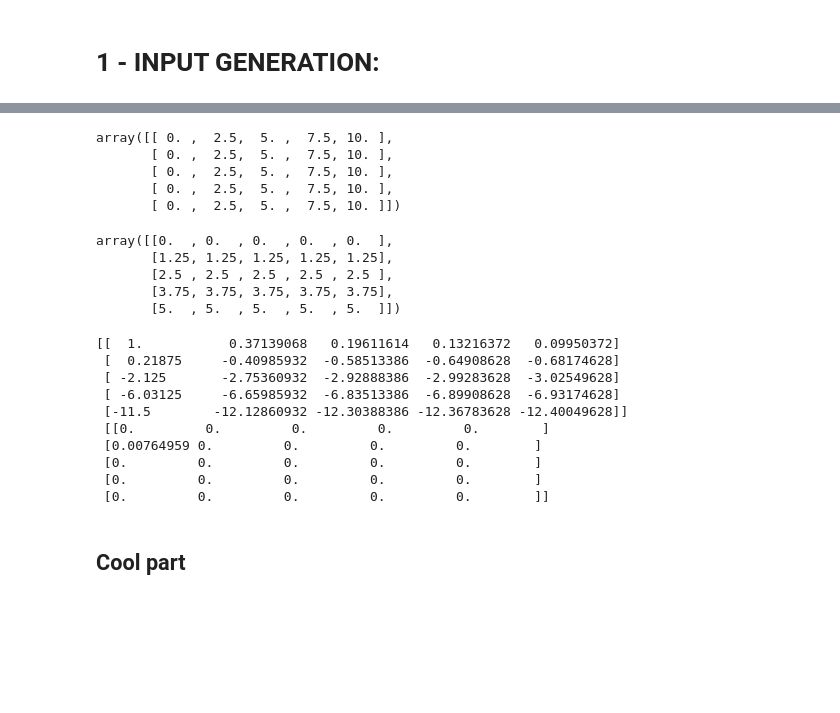
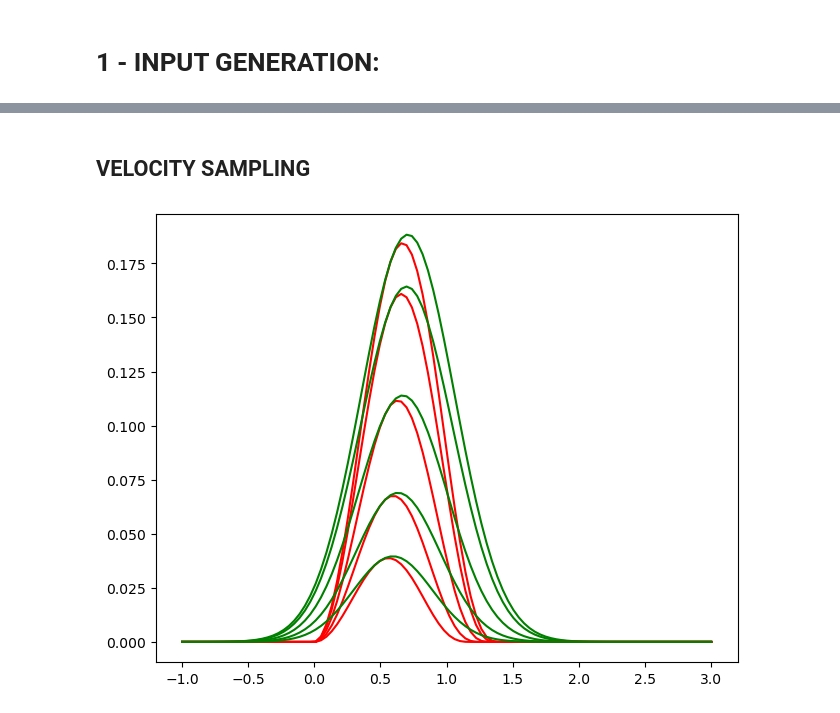
Before and after one commit to RoccoGiugni/DoSS-24-25, a Jupyter notebook: PS04/PS04.ipynb, the cells around one changed output, grey strips where cells are left out. Saved outputs shown, nothing was run; the diff lists cells and outputs as text; code cells hidden in the pictures; blank space fills up the shorter version.

Commit message:
Rejection sampling successful

```diff
--- a/PS04/PS04.ipynb
+++ b/PS04/PS04.ipynb
@@ -79,7 +45,0 @@ vz = np.zeros(N)
-# %%
-x = np.linspace(0, 10, 100)
-
-for i in np.linspace(0, 1, 5):
-    plt.plot(x, f(i, x), ':')
-    k = max(f(i, x) / norm.pdf(x))
-    plt.plot(x, k * norm.pdf(x))
@@ -103,3 +45,0 @@ print(sample.shape)
-# %%
-v = v_sample(rho)
-v
@@ -135,40 +46,28 @@ def v_sample(r, n=100000):
-# %%
-r = np.linspace(0, 10, 5)
-v = np.linspace(0, 5, 5)
-r, v = np.meshgrid(r, v)
-
-r
-# %% [output]
-array([[ 0. ,  2.5,  5. ,  7.5, 10. ],
-       [ 0. ,  2.5,  5. ,  7.5, 10. ],
-       [ 0. ,  2.5,  5. ,  7.5, 10. ],
-       [ 0. ,  2.5,  5. ,  7.5, 10. ],
-       [ 0. ,  2.5,  5. ,  7.5, 10. ]])
-# %%
-v
-# %% [output]
-array([[0.  , 0.  , 0.  , 0.  , 0.  ],
-       [1.25, 1.25, 1.25, 1.25, 1.25],
-       [2.5 , 2.5 , 2.5 , 2.5 , 2.5 ],
-       [3.75, 3.75, 3.75, 3.75, 3.75],
-       [5.  , 5.  , 5.  , 5.  , 5.  ]])
+# %% [markdown]
+## VELOCITY SAMPLING
 # %%
-E = psi(r) - v**2 / 2
-out = np.zeros(v.shape)
-out[E > 0] = v[E > 0]**2 * E[E > 0]**(7/2)
+def epsilon(r, v):
+    return psi(r) - v**2 / 2
 
-print(E, '\n', out)
+def f(r, v):
+    E = epsilon(r, v)
+    mask = (E > 0) & (v > 0)
+    out = np.zeros(v.shape)
+    out[mask] = v[mask]**2 * E[mask]**(7/2)
+    return out
-# %% [output]
-[[  1.           0.37139068   0.19611614   0.13216372   0.09950372]
- [  0.21875     -0.40985932  -0.58513386  -0.64908628  -0.68174628]
- [ -2.125       -2.75360932  -2.92888386  -2.99283628  -3.02549628]
- [ -6.03125     -6.65985932  -6.83513386  -6.89908628  -6.93174628]
- [-11.5        -12.12860932 -12.30388386 -12.36783628 -12.40049628]]
- [[0.         0.         0.         0.         0.        ]
- [0.00764959 0.         0.         0.         0.        ]
- [0.         0.         0.         0.         0.        ]
- [0.         0.         0.         0.         0.        ]
- [0.         0.         0.         0.         0.        ]]
-# %% [markdown]
-## Cool part
+# %%
+fig, ax = plt.subplots(1, 1, layout='constrained')
+
+r = np.linspace(0, 1, 5)
+
+for i in r:
+    v_max = np.sqrt(2 * psi(i))
+    x = np.linspace(-1, 3, 100)
+
+    gaus = norm(v_max / 2, v_max / 4)
+    k = np.max(f(i, x) / gaus.pdf(x))
+    ax.plot(x, f(i, x), color='r')
+    ax.plot(x, k * gaus.pdf(x), color='g')
+# %% [output]
+[figure, added]
 # %%
```
Also changed, not shown: parts of 18 cells of this notebook.
